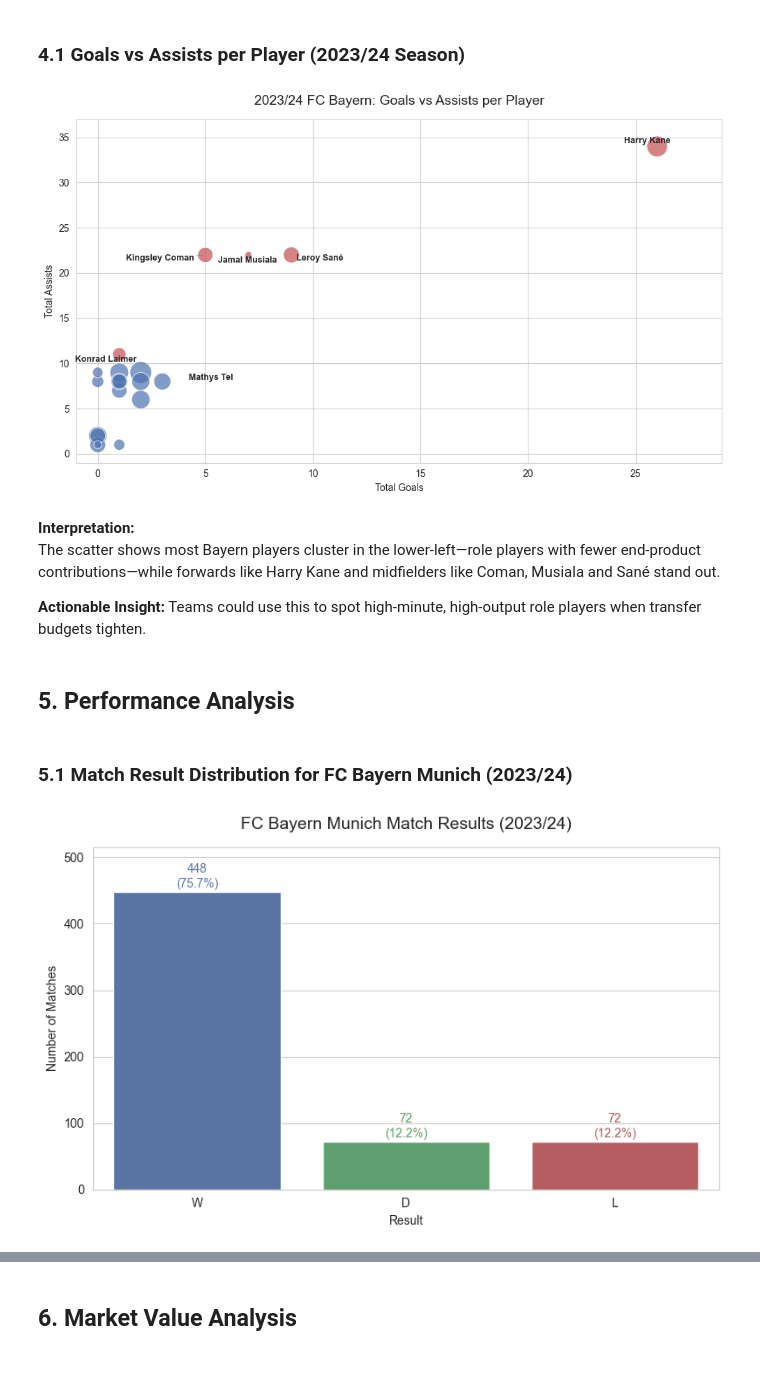
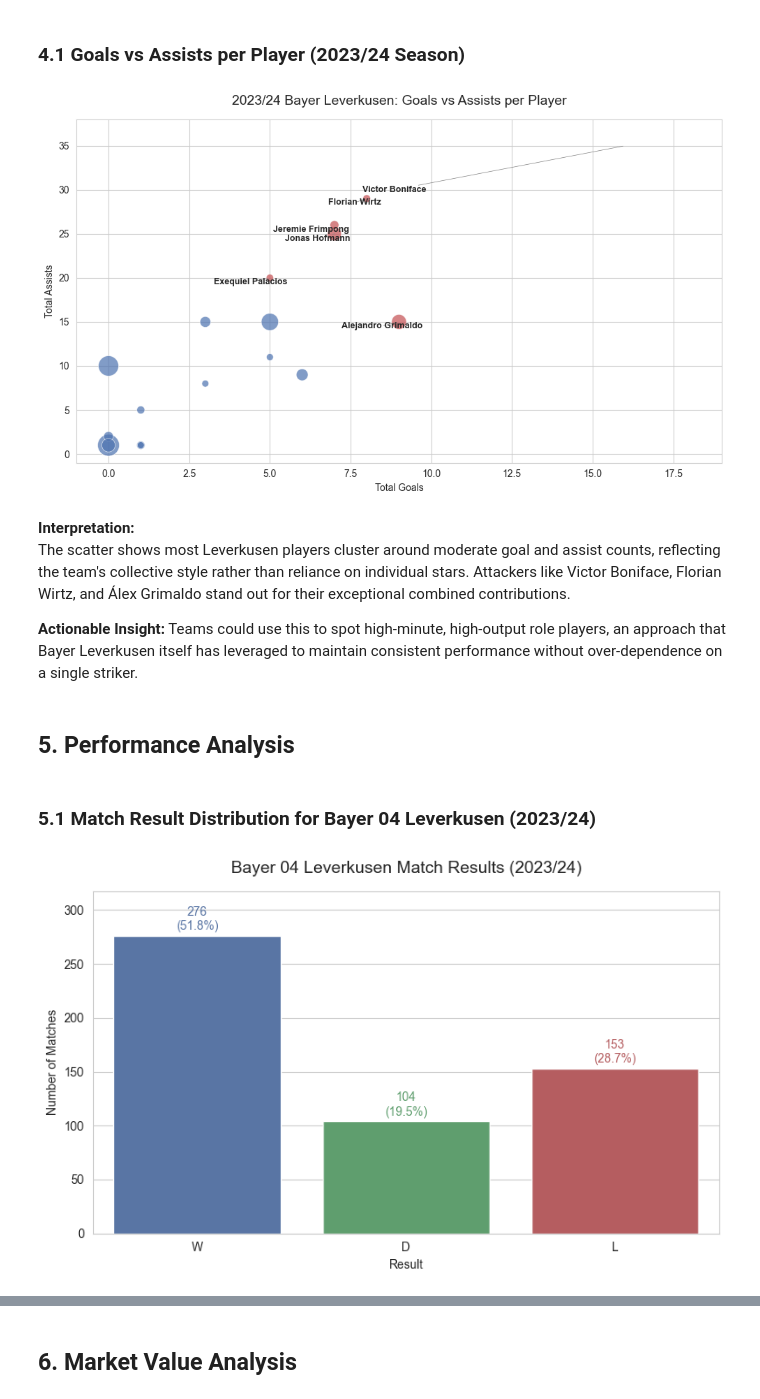
Before and after one commit to itzmore-mph/bundesliga-performance-analysis, a Jupyter notebook: bundesliga_performance.ipynb, the cells around one changed output, grey strips where cells are left out. Drawn from its saved outputs; the diff is of its cells as text; code cells hidden in the pictures; blank space fills up the shorter version.

```diff
--- a/bundesliga_performance.ipynb
+++ b/bundesliga_performance.ipynb
@@ -28,9 +36,9 @@ import matplotlib.ticker as mtick
 import matplotlib.dates as mdates
 from adjustText import adjust_text
 from pathlib import Path
+from sklearn.ensemble import RandomForestRegressor
 
 warnings.filterwarnings('ignore')
-
 
 # 1.1 Confirm working directory and data path
 DATA_DIR       = Path.cwd() / "data" / "raw"
@@ -39,10 +47,9 @@ print("Reading CSVs from:", DATA_DIR)
 print("Found CSVs:", [p.name for p in DATA_DIR.iterdir()])
 
 # ─── 1.2 CONFIG ──────────────────────────────────────────────
-DATA_DIR      = Path.cwd() / "data" / "raw"
-SEASON_START  = "2023-08-01"
-SEASON_END    = "2024-05-31"
-TARGET_CLUB_ID = 27
+SEASON_START    = "2023-08-01"
+SEASON_END      = "2024-05-31"
+TARGET_CLUB_ID  = 15  # ← Bayer Leverkusen
 # ─────────────────────────────────────────────────────────
 # %% [output]
 Reading CSVs from: c:\Users\morhaaf\Dev\Git\BundesligaPerformanceAnalysis\data\raw
@@ -209,9 +230,9 @@ Visualize key relationships in the Bayern subset.
 # %% [markdown]
 ### 4.1 Goals vs Assists per Player (2023/24 Season)
 # %%
-# Build by_player from your Bayern subset
+# Build by_player from your Bayer 04 Leverkusen subset
 by_player = (
-    bayern_2324
+    leverkusen_stats
       .groupby('player_id')[['is_goal','is_assist']]
       .sum()
       .reset_index()
@@ -274,7 +295,7 @@ for _, row in by_player[by_player['is_highlight']].iterrows():
 adjust_text(texts, arrowprops=dict(arrowstyle='-', color='gray', lw=0.5))
 
 # Final styling
-ax.set_title('2023/24 FC Bayern: Goals vs Assists per Player', pad=15, fontsize=14)
+ax.set_title('2023/24 Bayer Leverkusen: Goals vs Assists per Player', pad=15, fontsize=14)
 ax.set_xlabel('Total Goals')
 ax.set_ylabel('Total Assists')
 ax.set_xlim(-1, by_player['is_goal'].max() + 3)
@@ -282,32 +303,33 @@ ax.set_ylim(-1, by_player['is_assist'].max() + 3)
 plt.tight_layout()
 plt.show()
 # %% [output]
-[figure, old version]
+[figure, new version]
 # %% [markdown]
 **Interpretation:**
-The scatter shows most Bayern players cluster in the lower‐left—role players with fewer end‐product contributions—while forwards like Harry Kane and midfielders like Coman, Musiala and Sané stand out.
+The scatter shows most Leverkusen players cluster around moderate goal and assist counts, reflecting the team's collective style rather than reliance on individual stars. Attackers like Victor Boniface, Florian Wirtz, and Álex Grimaldo stand out for their exceptional combined contributions.
 
-**Actionable Insight:** Teams could use this to spot high‐minute, high‐output role players when transfer budgets tighten.
+**Actionable Insight:**
+Teams could use this to spot high‐minute, high‐output role players, an approach that Bayer Leverkusen itself has leveraged to maintain consistent performance without over-dependence on a single striker.
 # %% [markdown]
 ## 5. Performance Analysis
 # %% [markdown]
-### 5.1 Match Result Distribution for FC Bayern Munich (2023/24)
+### 5.1 Match Result Distribution for Bayer 04 Leverkusen (2023/24)
 # %%
-# 1) Subset the club_games table for Bayern
-bayern_games = club_games[club_games['club_id'] == TARGET_CLUB_ID].copy()
+# 1) Subset the club_games table for Leverkusen
+leverkusen_games = club_games[club_games['club_id'] == TARGET_CLUB_ID].copy()
 
 # 2) Derive a 'result' column
-bayern_games['result'] = np.where(
-    bayern_games['own_goals'] > bayern_games['opponent_goals'], 'W',
+leverkusen_games['result'] = np.where(
+    leverkusen_games['own_goals'] > leverkusen_games['opponent_goals'], 'W',
     np.where(
-        bayern_games['own_goals'] == bayern_games['opponent_goals'], 'D',
+        leverkusen_games['own_goals'] == leverkusen_games['opponent_goals'], 'D',
         'L'
     )
 )
 
 # 3) Count results in W-D-L order
 result_counts = (
-    bayern_games['result']
+    leverkusen_games['result']
       .value_counts()
       .reindex(['W','D','L'])
       .reset_index()
@@ -320,34 +342,34 @@ total_matches = result_counts["count"].sum()
 # 5) Choose a semantic palette
 palette = {"W":"#4C72B0","D":"#55A868","L":"#C44E52"}
 
 # 6) Plot
 sns.set_style("whitegrid")
 plt.figure(figsize=(8, 5))
 ax = sns.barplot(
     x="result", y="count", data=result_counts,
     order=["W","D","L"], palette=palette
 )
 
 # 7) Annotate bars
 for p in ax.patches:
     height = p.get_height()
     pct = height / total_matches * 100
     ax.text(
         p.get_x() + p.get_width()/2, height + 3,
         f"{int(height)}\n({pct:.1f}%)",
         ha="center", va="bottom",
         fontsize=10, color=p.get_facecolor()
     )
 
 # 8) Labels & title
-ax.set_title("FC Bayern Munich Match Results (2023/24)", pad=15, fontsize=14)
+ax.set_title("Bayer 04 Leverkusen Match Results (2023/24)", pad=15, fontsize=14)
 ax.set_xlabel("Result")
 ax.set_ylabel("Number of Matches")
 ax.set_ylim(0, result_counts["count"].max() * 1.15)
 
 plt.tight_layout()
 plt.show()
 # %% [output]
-[figure, old version]
+[figure, new version]
 # %% [markdown]
 **Interpretation:**
```
Also changed, not shown: parts of 15 cells of this notebook.
